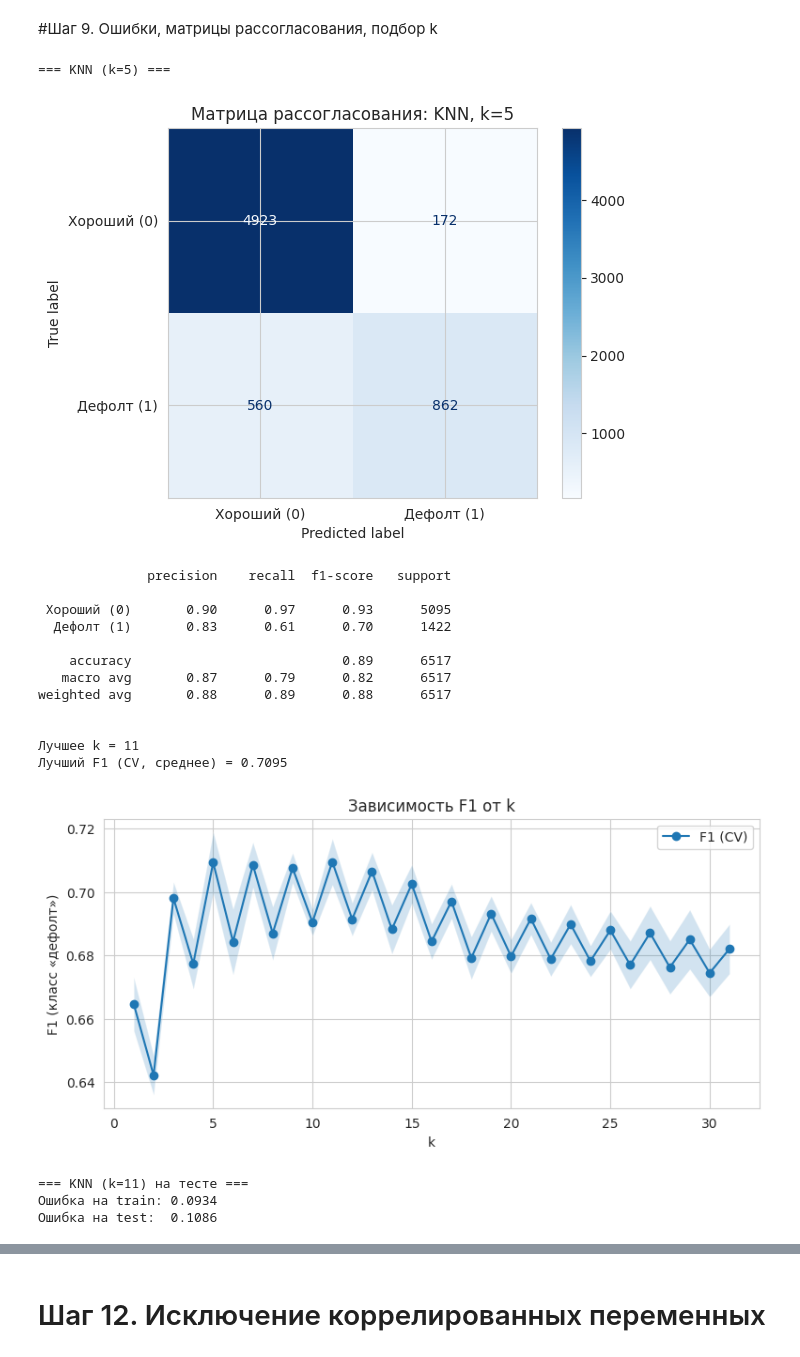
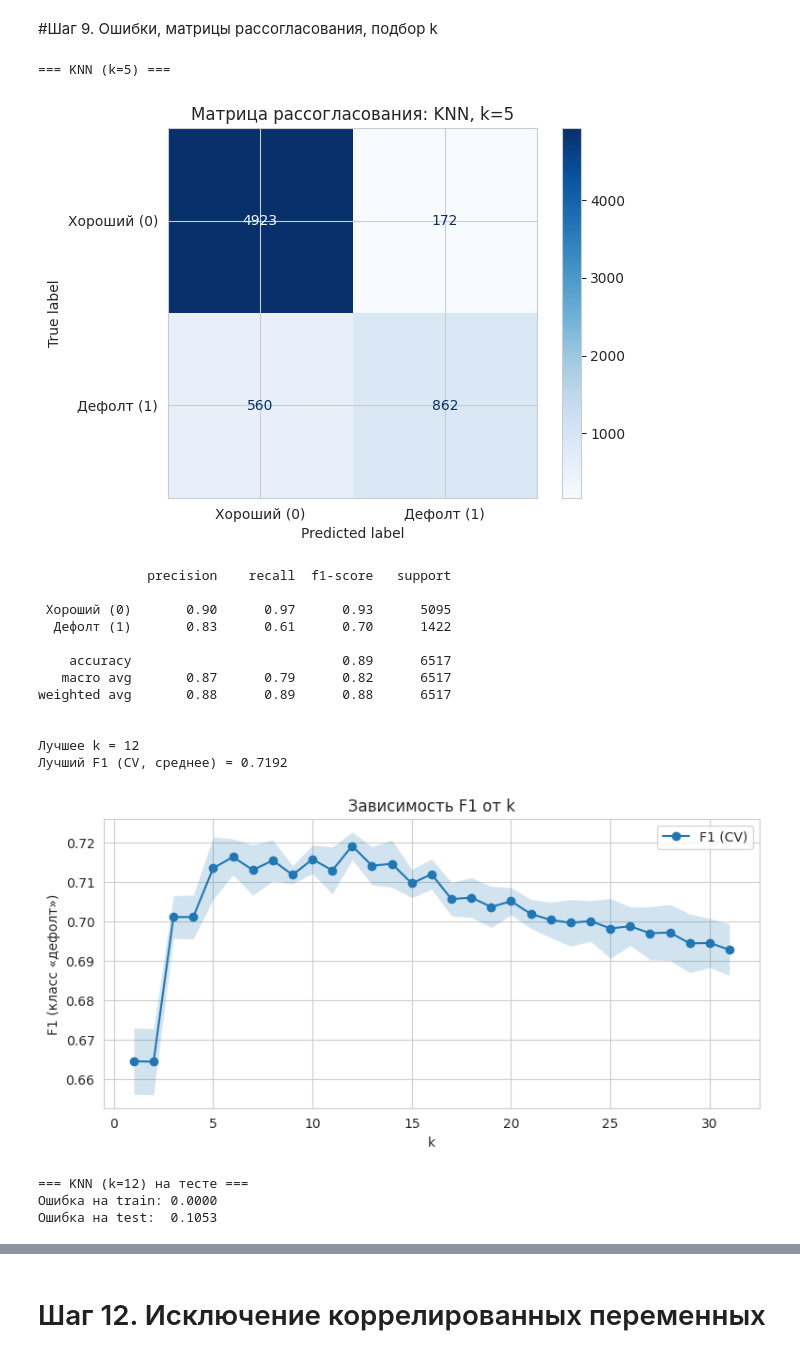
Before and after one commit to bogdanych/ML-homeworks, a Jupyter notebook: practical/ДЗ1.ipynb, the cells around one changed output, grey strips where cells are left out. Drawn from its saved outputs; the diff is of its cells as text; code cells hidden in the pictures.

```diff
--- a/practical/ДЗ1.ipynb
+++ b/practical/ДЗ1.ipynb
@@ -109,43 +106,0 @@ Name: proportion, dtype: float64
-# %%
-# --- 3.1. Числовые признаки: describe ---
-numeric_cols = X_train.select_dtypes(include=np.number).columns.tolist()
-categorical_cols = X_train.select_dtypes(include=['object', 'category']).columns.tolist()
-print("Числовые:", numeric_cols)
-print("Категориальные:", categorical_cols)
-
-print("\nОписательные статистики (train):")
-display(X_train[numeric_cols].describe().T)
-
-# --- 3.2. Распределение целевой переменной ---
-fig, ax = plt.subplots(1, 2, figsize=(12, 4))
-y_train.value_counts().plot(kind='bar', ax=ax[0], color=['#4c72b0', '#c44e52'])
-ax[0].set_title('Целевая переменная (train)')
-ax[0].set_xticklabels(['Хороший (0)', 'Дефолт (1)'], rotation=0)
-y_train.value_counts(normalize=True).plot(kind='pie', ax=ax[1], autopct='%1.1f%%',
-                                          labels=['Хороший (0)', 'Дефолт (1)'])
-ax[1].set_ylabel('')
-ax[1].set_title('Доли классов')
-plt.tight_layout(); plt.show()
-
-# --- 3.3. Гистограммы числовых признаков ---
-X_train[numeric_cols].hist(figsize=(14, 10), bins=30, edgecolor='black')
-plt.suptitle('Распределения числовых признаков (train)', y=1.02)
-plt.tight_layout(); plt.show()
-
-# --- 3.4. Корреляционная матрица (только числовые) ---
-plt.figure(figsize=(11, 8))
-corr = X_train[numeric_cols].corr()
-sns.heatmap(corr, annot=True, fmt='.2f', cmap='coolwarm',
-            vmin=-1, vmax=1, center=0, square=True, linewidths=0.5,
-            cbar_kws={'label': 'Корреляция Пирсона'})
-plt.title('Корреляционная матрица числовых признаков (train)')
-plt.tight_layout(); plt.show()
-
-# --- 3.5. Категориальные признаки: связь с целевой ---
-fig, axes = plt.subplots(2, 2, figsize=(14, 9))
-for ax, col in zip(axes.flat, categorical_cols[:4]):
-    pd.crosstab(X_train[col], y_train, normalize='index').plot(
-        kind='bar', stacked=True, ax=ax, color=['#4c72b0', '#c44e52'])
-    ax.set_title(f'{col} vs loan_status')
-    ax.set_ylabel('Доля'); ax.legend(['Хороший (0)', 'Дефолт (1)'])
-plt.tight_layout(); plt.show()
@@ -306,7 +487,7 @@ print(classification_report(y_test, y_test_pred, target_names=['Хороший (
 # --- 9.2. Подбор оптимального k через 5-кратную CV по F1-мере ---
 pipe = Pipeline([
     ('prep', preprocessor),
-    ('clf',  KNeighborsClassifier())
+    ('clf',  KNeighborsClassifier(weights='distance'))
 ])
 
 param_grid = {'clf__n_neighbors': list(range(1, 32))}
@@ -329,39 +510,39 @@ plt.fill_between(cv_results['param_clf__n_neighbors'],
                  alpha=0.2)
 plt.xlabel('k'); plt.ylabel('F1 (класс «дефолт»)')
 plt.title('Зависимость F1 от k'); plt.legend(); plt.grid(True); plt.show()
 
 # --- 9.4. Финальная оценка модели с лучшим k на тесте ---
 best_knn = grid.best_estimator_
 y_test_pred_best = best_knn.predict(X_test)
 y_train_pred_best = best_knn.predict(X_train)
 
 print(f"\n=== KNN (k={grid.best_params_['clf__n_neighbors']}) на тесте ===")
 print(f"Ошибка на train: {1 - accuracy_score(y_train, y_train_pred_best):.4f}")
 print(f"Ошибка на test:  {1 - accuracy_score(y_test,  y_test_pred_best):.4f}")
 cm_best = confusion_matrix(y_test, y_test_pred_best)
 ConfusionMatrixDisplay(cm_best, display_labels=['Хороший (0)', 'Дефолт (1)']).plot(cmap='Blues')
 plt.title(f'Матрица рассогласования: KNN, k={grid.best_params_["clf__n_neighbors"]}')
 plt.show()
 print(classification_report(y_test, y_test_pred_best, target_names=['Хороший (0)', 'Дефолт (1)']))
 # %% [output]
 === KNN (k=5) ===
 [figure]
               precision    recall  f1-score   support
 
  Хороший (0)       0.90      0.97      0.93      5095
   Дефолт (1)       0.83      0.61      0.70      1422
 
     accuracy                           0.89      6517
    macro avg       0.87      0.79      0.82      6517
 weighted avg       0.88      0.89      0.88      6517
 
 
-Лучшее k = 11
-Лучший F1 (CV, среднее) = 0.7095
+Лучшее k = 12
+Лучший F1 (CV, среднее) = 0.7192
-[figure, old version]
+[figure, new version]
-=== KNN (k=11) на тесте ===
-Ошибка на train: 0.0934
-Ошибка на test:  0.1086
+=== KNN (k=12) на тесте ===
+Ошибка на train: 0.0000
+Ошибка на test:  0.1053
 [figure]
               precision    recall  f1-score   support
 
```
Also changed, not shown: parts of 27 cells of this notebook.
